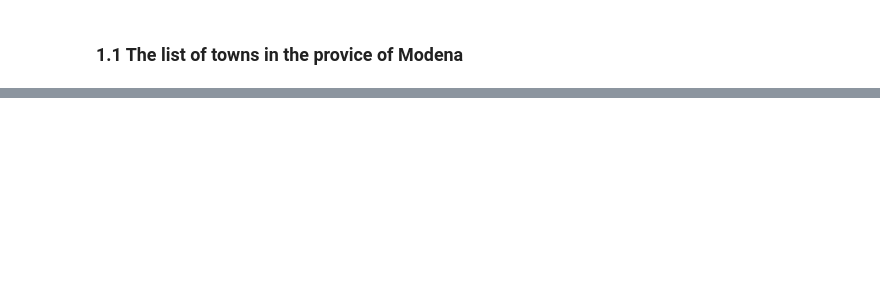
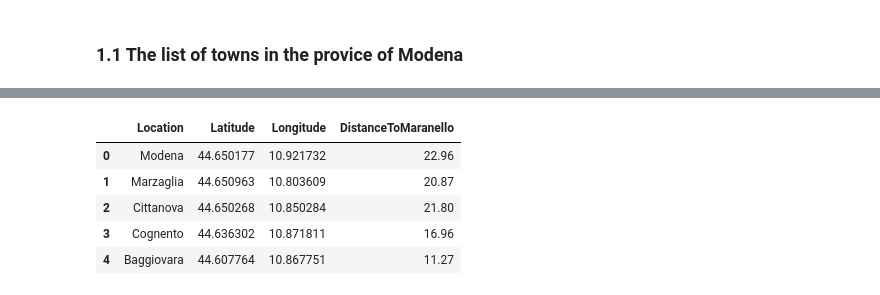
Before and after one commit to sebas1986/TheMotorSportValley-WhereToLive-, a Jupyter notebook: ProjectAnalysis.ipynb, the cells around one changed output, grey strips where cells are left out. Saved outputs shown, nothing was run; the diff lists cells and outputs as text; code cells hidden in the pictures; blank space fills up the shorter version.

```diff
--- a/ProjectAnalysis.ipynb
+++ b/ProjectAnalysis.ipynb
@@ -63,0 +37,9 @@ ParserError: Error tokenizing data. C error: Expected 1 fields in line 47, saw 2
+# %%
+df_location_raw.head()
+# %% [output]
+|  | Location | Latitude | Longitude | DistanceToMaranello |
+| 0 | Modena | 44.650177 | 10.921732 | 22.96 |
+| 1 | Marzaglia | 44.650963 | 10.803609 | 20.87 |
+| 2 | Cittanova | 44.650268 | 10.850284 | 21.80 |
+| 3 | Cognento | 44.636302 | 10.871811 | 16.96 |
+| 4 | Baggiovara | 44.607764 | 10.867751 | 11.27 |
```
Also changed, not shown: parts of 21 cells of this notebook, 1 other file.
